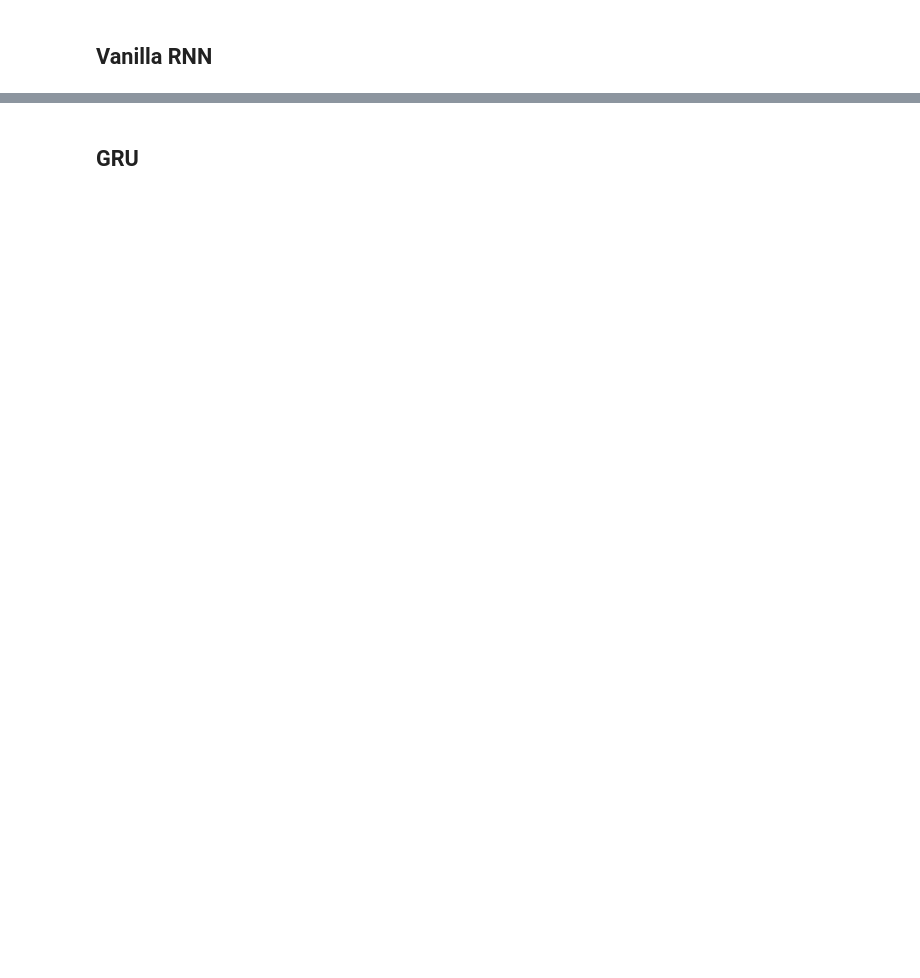
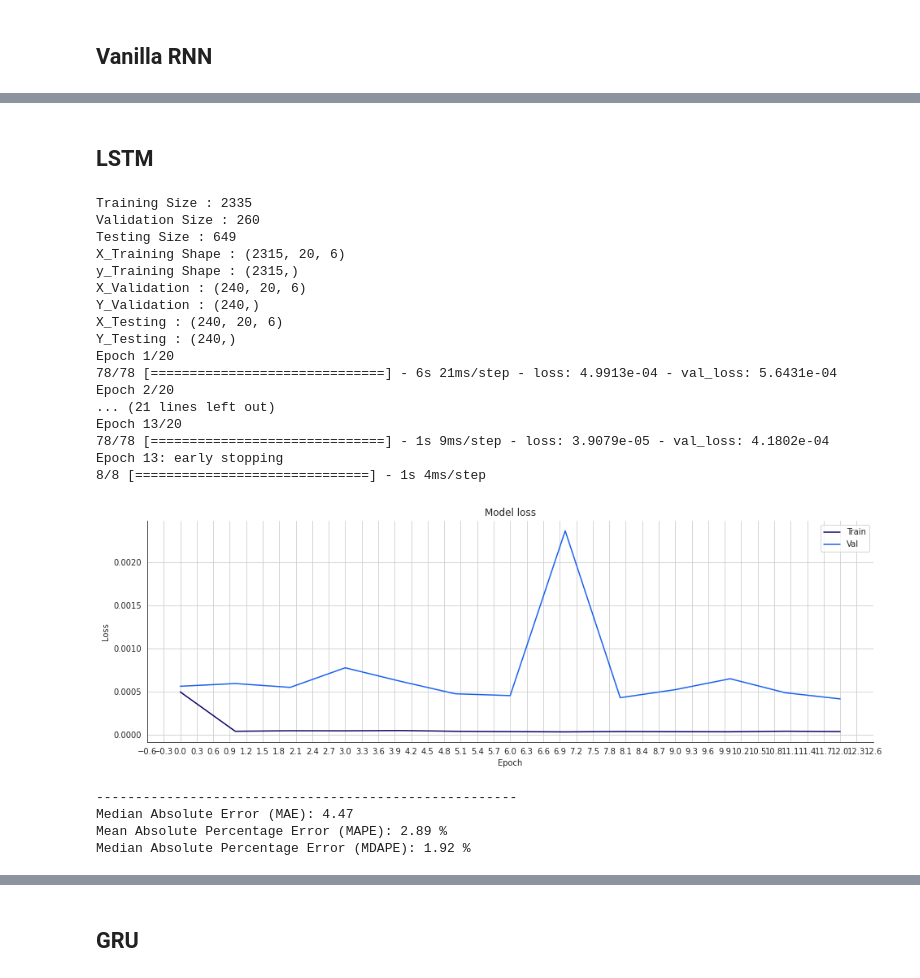
Before and after one commit to Anomaly1702/Ass3_Rnn, a Jupyter notebook: ASS3_RNN.ipynb, the cells around one changed output, grey strips where cells are left out. Saved outputs shown, nothing was run; the diff lists cells and outputs as text; code cells hidden in the pictures; blank space fills up the shorter version.

```diff
--- a/ASS3_RNN.ipynb
+++ b/ASS3_RNN.ipynb
@@ -699,0 +434,2 @@ The predicted close price is 146.57000732421875 ([[-64.21]]%)
+# %% [markdown]
+## LSTM
@@ -699,0 +508,52 @@ The predicted close price is 146.57000732421875 ([[-64.21]]%)
+# %%
+optimizer = 'adam'
+lr=0.001
+batch_size = 30
+epochs = 20
+index_Close = 3
+sequence_length = 20
+
+lstm = LSTM_cls(index_Close,sequence_length)
+data_scaled,scaler_pred,df_Close,scaler = lstm.pre_processdata(filtered_df)
+x_train,y_train,x_val,y_val,x_test,y_test = lstm.split_data(data_scaled,.2)
+lstm_model = lstm.LSTM_model_same(x_train,optimizer,lr)
+history,y_pred_scaled,y_pred,y_val_unscaled = lstm.train(lstm_model,epochs,x_train,y_train,x_val,y_val,scaler_pred,batch_size)
+
+# Plot training & validation loss values
+lstm.plot_Loss (history)
+
+print("------------------------------------------------------")
+# Mean Absolute Error (MAE)
+MAE = mean_absolute_error(y_val_unscaled, y_pred)
+print(f'Median Absolute Error (MAE): {np.round(MAE, 2)}')
+
+# Mean Absolute Percentage Error (MAPE)
+MAPE = np.mean((np.abs(np.subtract(y_val_unscaled, y_pred)/ y_val_unscaled))) * 100
+print(f'Mean Absolute Percentage Error (MAPE): {np.round(MAPE, 2)} %')
+
+# Median Absolute Percentage Error (MDAPE)
+MDAPE = np.median((np.abs(np.subtract(y_val_unscaled, y_pred)/ y_val_unscaled)) ) * 100
+print(f'Median Absolute Percentage Error (MDAPE): {np.round(MDAPE, 2)} %')
+# %% [output]
+Training Size : 2335
+Validation Size : 260
+Testing Size : 649
+X_Training Shape : (2315, 20, 6)
+y_Training Shape : (2315,)
+X_Validation : (240, 20, 6)
+Y_Validation : (240,)
+X_Testing : (240, 20, 6)
+Y_Testing : (240,)
+Epoch 1/20
+78/78 [==============================] - 6s 21ms/step - loss: 4.9913e-04 - val_loss: 5.6431e-04
+Epoch 2/20
+... (21 lines left out)
+Epoch 13/20
+78/78 [==============================] - 1s 9ms/step - loss: 3.9079e-05 - val_loss: 4.1802e-04
+Epoch 13: early stopping
+8/8 [==============================] - 1s 4ms/step
+[figure, new version]
+------------------------------------------------------
+Median Absolute Error (MAE): 4.47
+Mean Absolute Percentage Error (MAPE): 2.89 %
+Median Absolute Percentage Error (MDAPE): 1.92 %
```
Also changed, not shown: parts of 25 cells of this notebook.
